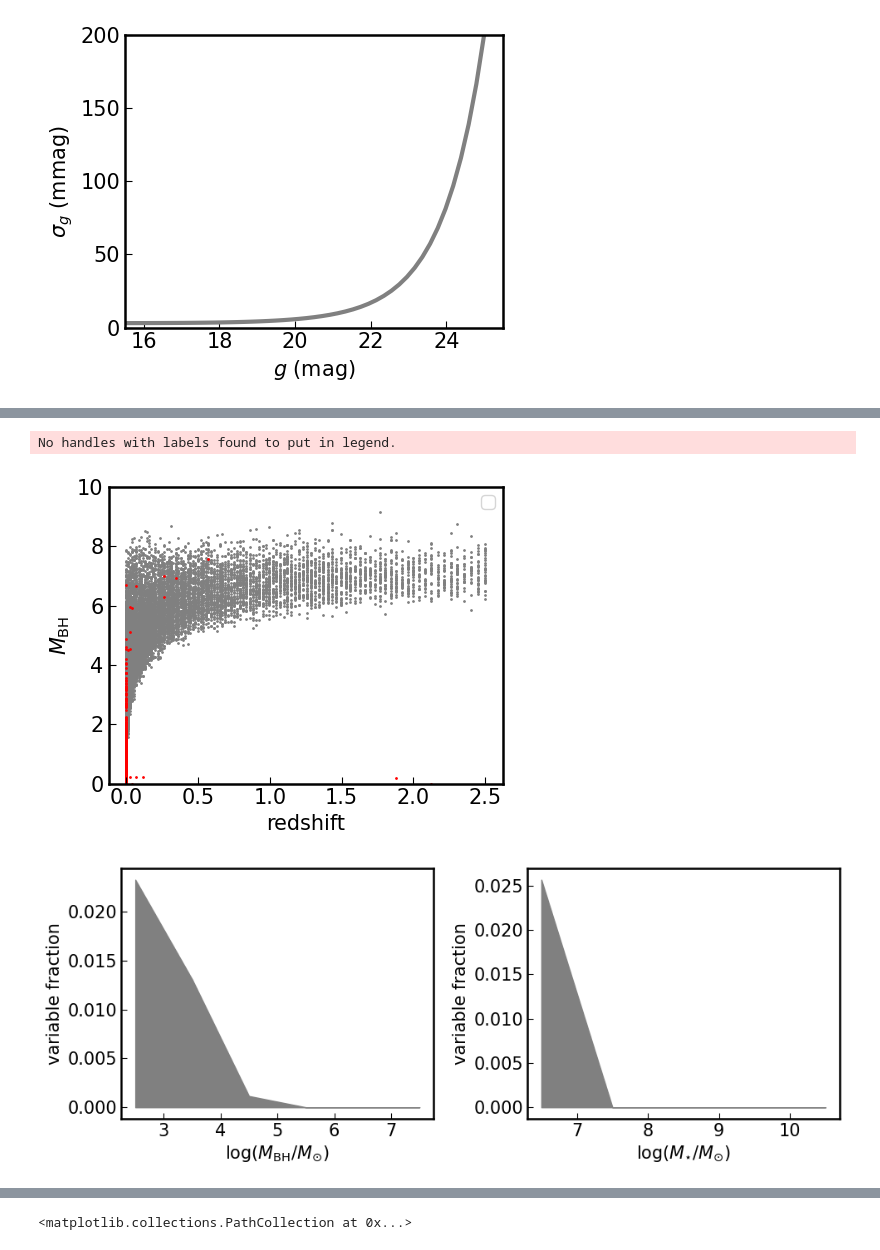
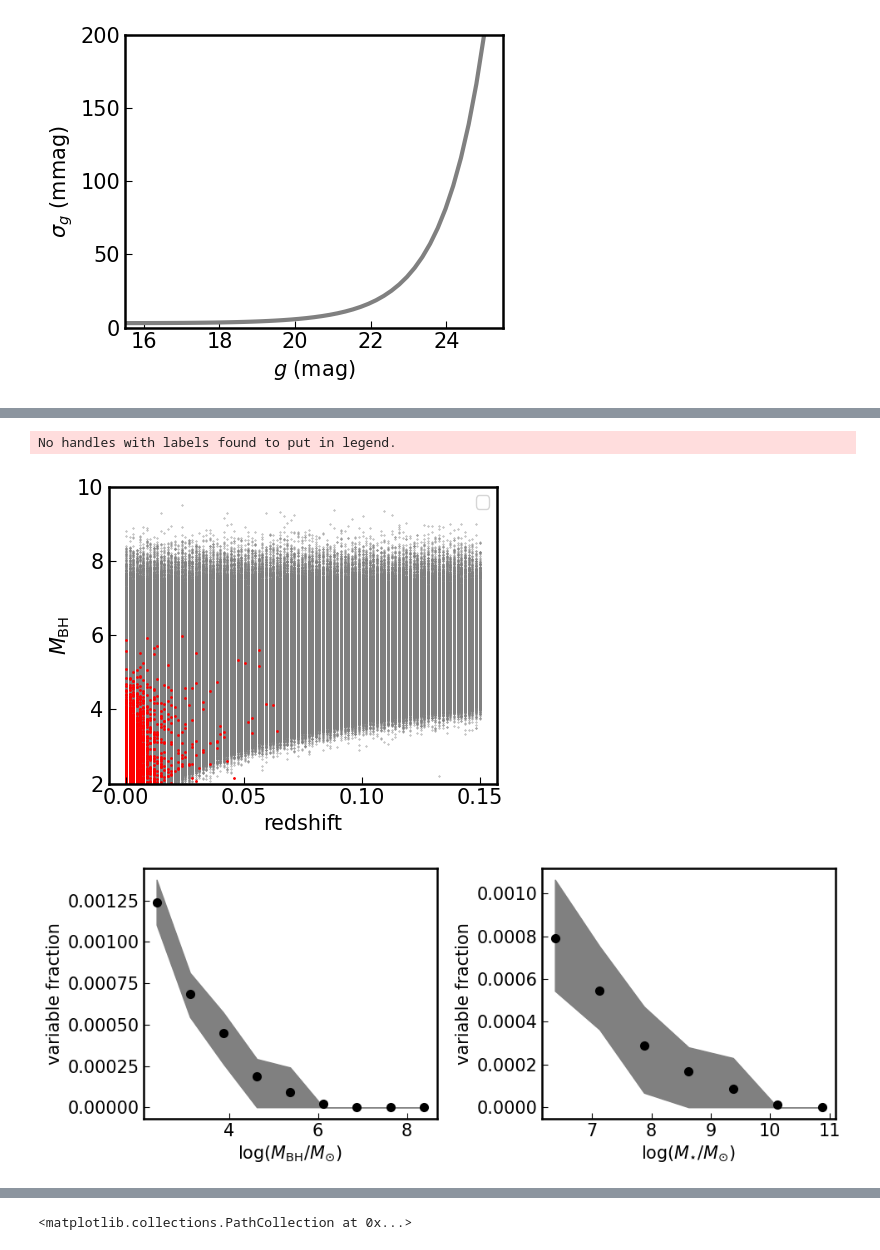
Before and after one commit to burke86/imbh_forecast, a Jupyter notebook: forecast.ipynb, the cells around one changed output, grey strips where cells are left out. Cells and saved outputs as stored; diff of their text form; code cells hidden in the pictures.

```diff
--- a/forecast.ipynb
+++ b/forecast.ipynb
@@ -134,8 +161,3 @@ fig.tight_layout()
 fig.savefig('phprec.pdf', dpi=300)
 # %% [output]
 [figure]
-# %%
-mask = (s[f'sigma_var'] > 3)
-mag = s[f'lc_{band}'][mask][4]
-plt.errorbar(t_rest, mag, yerr=pm_prec(mag))
-calc_sigma_var(np.array([mag]), np.array([pm_prec(mag)]))
@@ -172,7 +192,7 @@ from statsmodels.stats.diagnostic import acorr_ljungbox
 
 nbootstrap = pars['nbootstrap']
 
-ndraws = 1000000
+ndraws = 10000000
 s['sigma_var'] = np.full([nbootstrap, ndraws], np.nan)
 #sigma_lb = np.full([nbootstrap, ndraws], np.nan)
 
@@ -288,38 +373,40 @@ plt.scatter(np.log10(s[f'M_BH_draw'][mask_nan].value), np.log10(s[f'tau_{band}']
 # %%
 fig, ax = plt.subplots(1, 1, figsize=(5*1, 4))
 
-ax.scatter(s['z_draw'][mask_mag], np.log10(s[f'M_BH_draw'].value[mask_mag]), color='gray', s=1)
-ax.scatter(s['z_draw'][mask_var], np.log10(s[f'M_BH_draw'].value[mask_var]), color='r', s=1)
+ax.scatter(s['z_draw'][mask_mass & mask_mag], np.log10(s[f'M_BH_draw'].value[mask_mass & mask_mag]), color='gray', s=.1)
+ax.scatter(s['z_draw'][mask_mass & mask_var], np.log10(s[f'M_BH_draw'].value[mask_mass & mask_var]), color='r', s=1)
 
-ax.set_ylim(0, 10)
+ax.set_ylim(2, 10)
 ax.set_xlabel(r'redshift')
 ax.set_ylabel(r'$M_{\rm{BH}}$')
 
 ax.legend(fontsize=12)
 
 fig.tight_layout()
 # %% [output]
 No handles with labels found to put in legend.
-[figure, old version]
+[figure, new version]
 # %%
-bins = np.arange(2, 9, 1)
+bins = np.arange(2, 9, 0.75)
 
 nbootstrap = pars['nbootstrap']
 
 M_BH = np.log10(s[f'M_BH_draw'].value)
 
 f = np.full([nbootstrap, len(bins)-1], np.nan)
+mag_lim = 25.5
 
 for j in range(nbootstrap):
     ndraw = int(s['ndraws'][j])
-    mask_var = s['sigma_var'][j,:ndraw] > 3
-    mask_tau = s[f'tau_{band}'][j,:ndraw] > 3
-    mask_mag = s[f'm_{band}'][j,:ndraw] < 25
-    bin_count, bin_edges, binnumber = st.binned_statistic(M_BH[j,:ndraw][mask_mag],
-                                                          M_BH[j,:ndraw][mask_mag],
+    mask_var = s['sigma_var'][j,:ndraw] > 2
+    mask_mag = s[f'm_{band}'][j,:ndraw] < mag_lim
+    mask_mass = s[f'M_BH_draw'][j,:ndraw] > 10**2*u.Msun
+    mask_z = s[f'z_draw'][j,:ndraw] < 0.15
+    bin_count, bin_edges, binnumber = st.binned_statistic(M_BH[j,:ndraw][mask_mass & mask_z],
+                                                          M_BH[j,:ndraw][mask_mass & mask_z],
                                                           statistic='count', bins=bins)
-    bin_count_var, bin_edges, binnumber = st.binned_statistic(M_BH[j,:ndraw][mask_mag & mask_var],
-                                                              M_BH[j,:ndraw][mask_mag & mask_var],
+    bin_count_var, bin_edges, binnumber = st.binned_statistic(M_BH[j,:ndraw][mask_mag & mask_mass & mask_var & mask_z],
+                                                              M_BH[j,:ndraw][mask_mag & mask_mass & mask_var & mask_z],
                                                               statistic='count', bins=bins)
     f[j] = bin_count_var/bin_count
 
@@ -329,10 +416,11 @@ bin_centers = bin_edges[1:] - bin_width/2
 
 fig, axs = plt.subplots(1, 2, figsize=(5*2, 4))
 axs[0].fill_between(bin_centers, np.percentile(f, 16, axis=0), np.percentile(f, 84, axis=0), color='gray')
+axs[0].scatter(bin_centers, np.mean(f, axis=0), lw=2, color='k')
 axs[0].set_ylabel('variable fraction')
 axs[0].set_xlabel(r'$\log(M_{\rm{BH}}/M_{\odot})$')
 
-bins = np.arange(6, 12, 1)
+bins = np.arange(6, 13, 0.75)
 M_star = np.log10(s[f'M_star_draw'].value)
 
 f = np.full([nbootstrap, len(bins)-1], np.nan)
@@ -340,13 +428,14 @@ f = np.full([nbootstrap, len(bins)-1], np.nan)
 for j in range(nbootstrap):
     ndraw = int(s['ndraws'][j])
     mask_var = s['sigma_var'][j,:ndraw] > 3
-    mask_tau = s[f'tau_{band}'][j,:ndraw] > 3
-    mask_mag = s[f'm_{band}'][j,:ndraw] < 25
-    bin_count, bin_edges, binnumber = st.binned_statistic(M_star[j,:ndraw][mask_mag],
-                                                          M_star[j,:ndraw][mask_mag],
+    mask_mag = s[f'm_{band}'][j,:ndraw] < mag_lim
+    mask_mass = s[f'M_BH_draw'][j,:ndraw] > 10**2*u.Msun
+    mask_z = s[f'z_draw'][j,:ndraw] < 0.15
+    bin_count, bin_edges, binnumber = st.binned_statistic(M_star[j,:ndraw][mask_mass & mask_z],
+                                                          M_star[j,:ndraw][mask_mass & mask_z],
                                                           statistic='count', bins=bins)
-    bin_count_var, bin_edges, binnumber = st.binned_statistic(M_star[j,:ndraw][mask_mag & mask_var],
-                                                              M_star[j,:ndraw][mask_mag & mask_var],
+    bin_count_var, bin_edges, binnumber = st.binned_statistic(M_star[j,:ndraw][mask_mag & mask_mass & mask_var & mask_z],
+                                                              M_star[j,:ndraw][mask_mag & mask_mass & mask_var & mask_z],
                                                               statistic='count', bins=bins)
     f[j] = bin_count_var/bin_count
 
@@ -354,11 +443,11 @@ bin_width = (bin_edges[1] - bin_edges[0])
 bin_centers = bin_edges[1:] - bin_width/2
 
 axs[1].fill_between(bin_centers, np.percentile(f, 16, axis=0), np.percentile(f, 84, axis=0), color='gray')
-#axs[1].fill_between(bin_centers, np.median(f, axis=0))
+axs[1].scatter(bin_centers, np.mean(f, axis=0), lw=2, color='k')
 axs[1].set_ylabel('variable fraction')
 axs[1].set_xlabel(r'$\log(M_{\rm{\star}}/M_{\odot})$')
 
 fig.tight_layout()
 # %% [output]
-[figure, old version]
+[figure, new version]
 # %%
```
Also changed, not shown: parts of 34 cells of this notebook, 1 other file.
